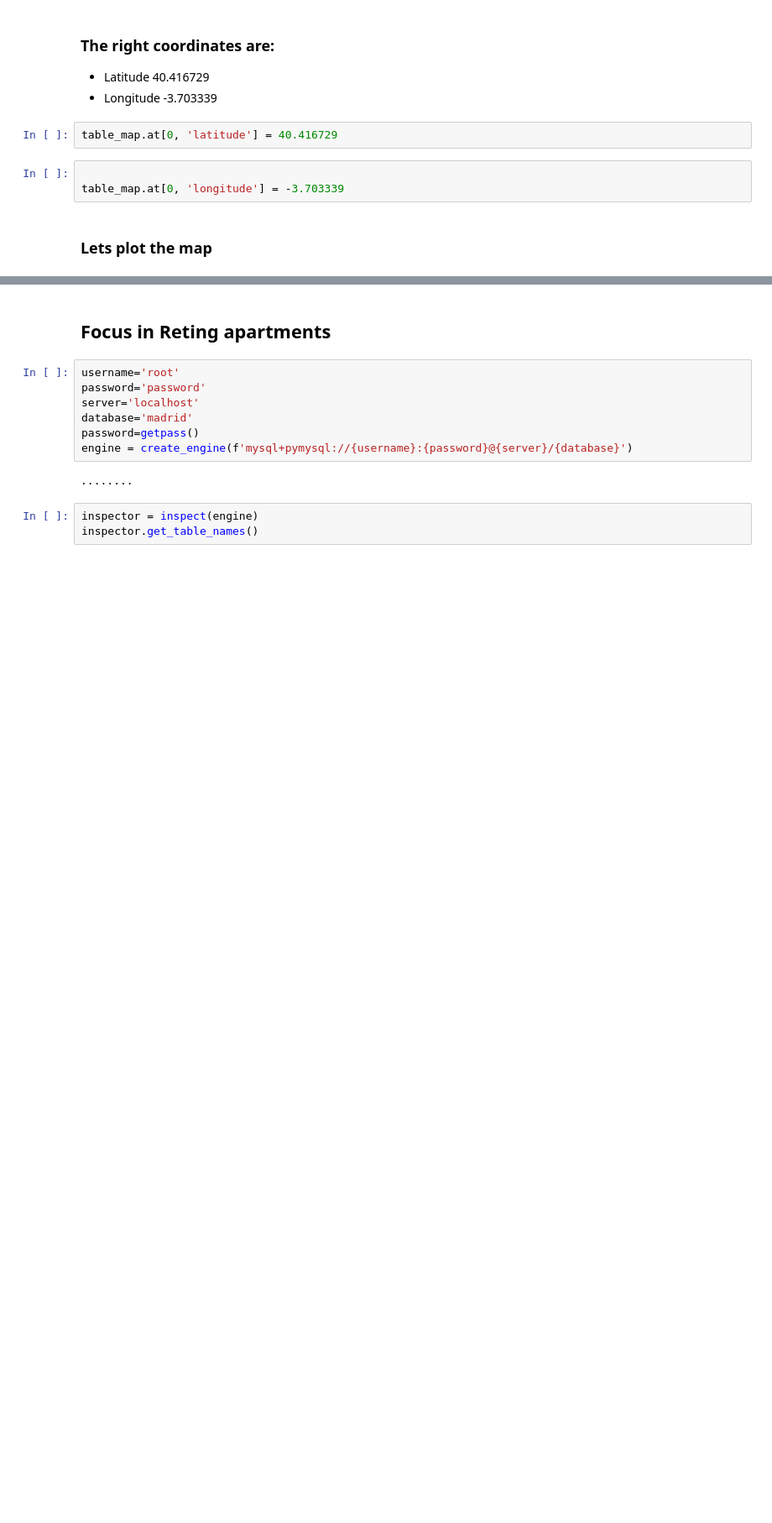
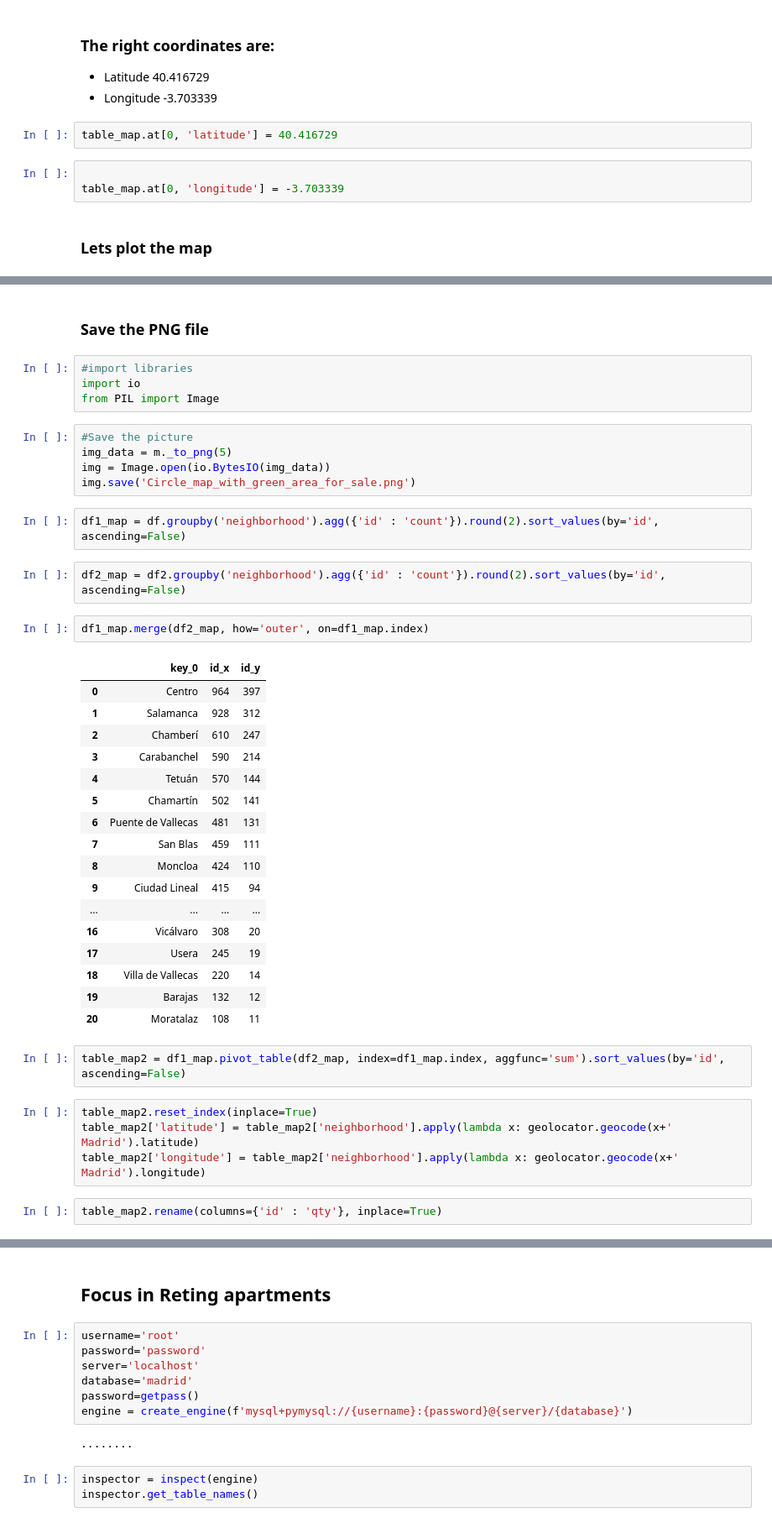
Before and after one commit to isra-st/NewPoPUpStore, a Jupyter notebook: Analysis_and_Conclussions.ipynb, the cells around one changed output, grey strips where cells are left out. Shown at 84% size. Drawn from its saved outputs; the diff is of its cells as text; blank space fills up the shorter version.

```diff
--- a/Analysis_and_Conclussions.ipynb
+++ b/Analysis_and_Conclussions.ipynb
@@ -516,3 +518,46 @@ m.save('Circle_map_with_green_area.html')
 m
 # %% [output]
 [interactive output not drawn]
+# %% [markdown]
+###  Save the PNG file
+# %%
+#import libraries
+import io
+from PIL import Image
+# %%
+#Save the picture
+img_data = m._to_png(5)
+img = Image.open(io.BytesIO(img_data))
+img.save('Circle_map_with_green_area_for_sale.png')
+# %%
+df1_map = df.groupby('neighborhood').agg({'id' : 'count'}).round(2).sort_values(by='id', ascending=False)
+# %%
+df2_map = df2.groupby('neighborhood').agg({'id' : 'count'}).round(2).sort_values(by='id', ascending=False)
+# %%
+df1_map.merge(df2_map, how='outer', on=df1_map.index)
+# %% [output]
+|  | key_0 | id_x | id_y |
+| 0 | Centro | 964 | 397 |
+| 1 | Salamanca | 928 | 312 |
+| 2 | Chamberí | 610 | 247 |
+| 3 | Carabanchel | 590 | 214 |
+| 4 | Tetuán | 570 | 144 |
+| 5 | Chamartín | 502 | 141 |
+| 6 | Puente de Vallecas | 481 | 131 |
+| 7 | San Blas | 459 | 111 |
+| 8 | Moncloa | 424 | 110 |
+| 9 | Ciudad Lineal | 415 | 94 |
+| ... | ... | ... | ... |
+| 16 | Vicálvaro | 308 | 20 |
+| 17 | Usera | 245 | 19 |
+| 18 | Villa de Vallecas | 220 | 14 |
+| 19 | Barajas | 132 | 12 |
+| 20 | Moratalaz | 108 | 11 |
+# %%
+table_map2 = df1_map.pivot_table(df2_map, index=df1_map.index, aggfunc='sum').sort_values(by='id', ascending=False)
+# %%
+table_map2.reset_index(inplace=True)
+table_map2['latitude'] = table_map2['neighborhood'].apply(lambda x: geolocator.geocode(x+' Madrid').latitude)
+table_map2['longitude'] = table_map2['neighborhood'].apply(lambda x: geolocator.geocode(x+' Madrid').longitude)
+# %%
+table_map2.rename(columns={'id' : 'qty'}, inplace=True)
```
Also changed, not shown: parts of 15 cells of this notebook, 9 other files.
